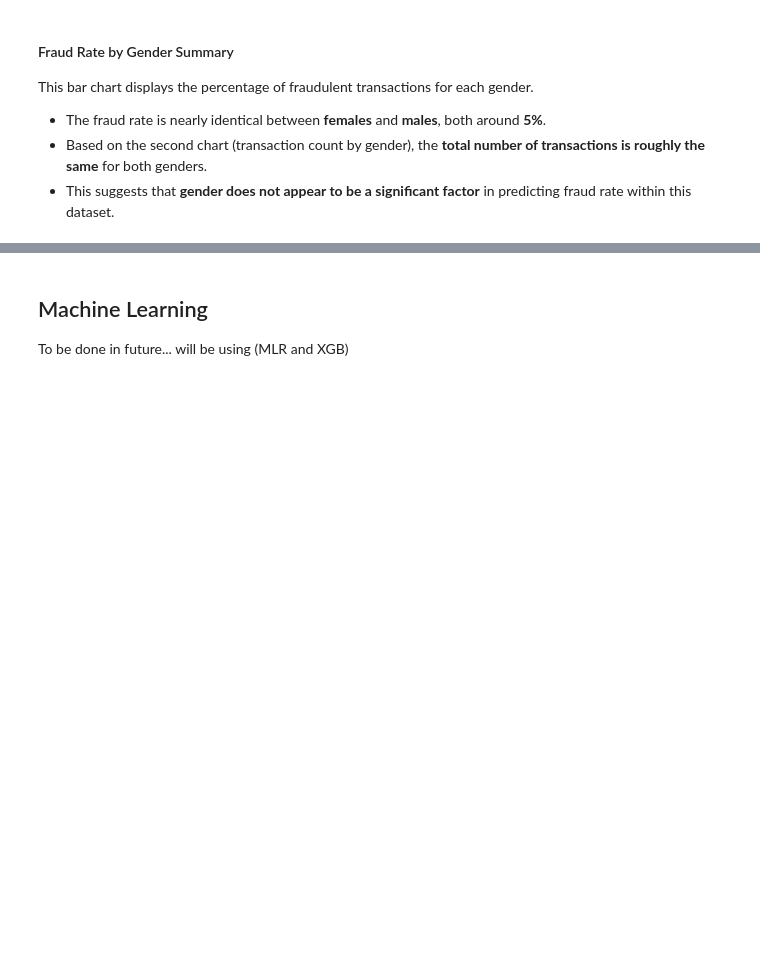
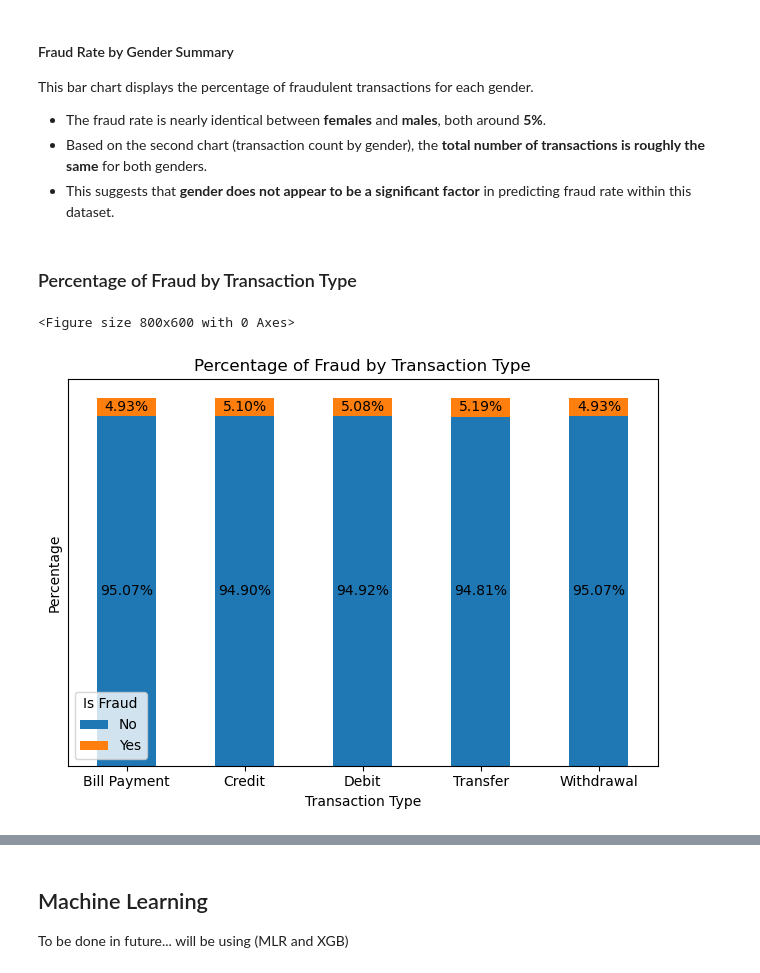
Before and after one commit to owenmilke/CS3870-Final-Project, a Jupyter notebook: BankFraud.ipynb, the cells around one changed output, grey strips where cells are left out. Cells and saved outputs as stored; diff of their text form; code cells hidden in the pictures; blank space fills up the shorter version.

```diff
--- a/BankFraud.ipynb
+++ b/BankFraud.ipynb
@@ -138,3 +139,30 @@ This bar chart displays the percentage of fraudulent transactions for each gende
 - The fraud rate is nearly identical between **females** and **males**, both around **5%**.
 - Based on the second chart (transaction count by gender), the **total number of transactions is roughly the same** for both genders.
 - This suggests that **gender does not appear to be a significant factor** in predicting fraud rate within this dataset.
+# %% [markdown]
+### Percentage of Fraud by Transaction Type
+# %%
+fraud_labels = {0: 'No', 1: 'Yes'}
+plt.figure(figsize=(8, 6))
+tx_counts = (df.assign(Is_Fraud=lambda x: x['Is_Fraud'].map(fraud_labels))
+             .groupby(['Transaction_Type', 'Is_Fraud']).size().unstack(fill_value=0))
+tx_pct = tx_counts.div(tx_counts.sum(axis=1), axis=0)
+ax = tx_pct.plot.bar(
+    stacked=True,
+    title="Percentage of Fraud by Transaction Type",
+    ylabel='Percentage',
+    xlabel='Transaction Type',
+    rot=0,
+)
+for container in ax.containers:
+    ax.bar_label(container,
+                labels=[f'{x:.2%}' if x > 0.01 else '' for x in container.datavalues],
+                label_type='center',
+                fontsize=10)
+ax.legend(title="Is Fraud")
+ax.set_yticks([])
+plt.tight_layout()
+plt.show()
+# %% [output]
+<Figure size 800x600 with 0 Axes>
+[figure, added]
```
Also changed, not shown: parts of 9 cells of this notebook.
